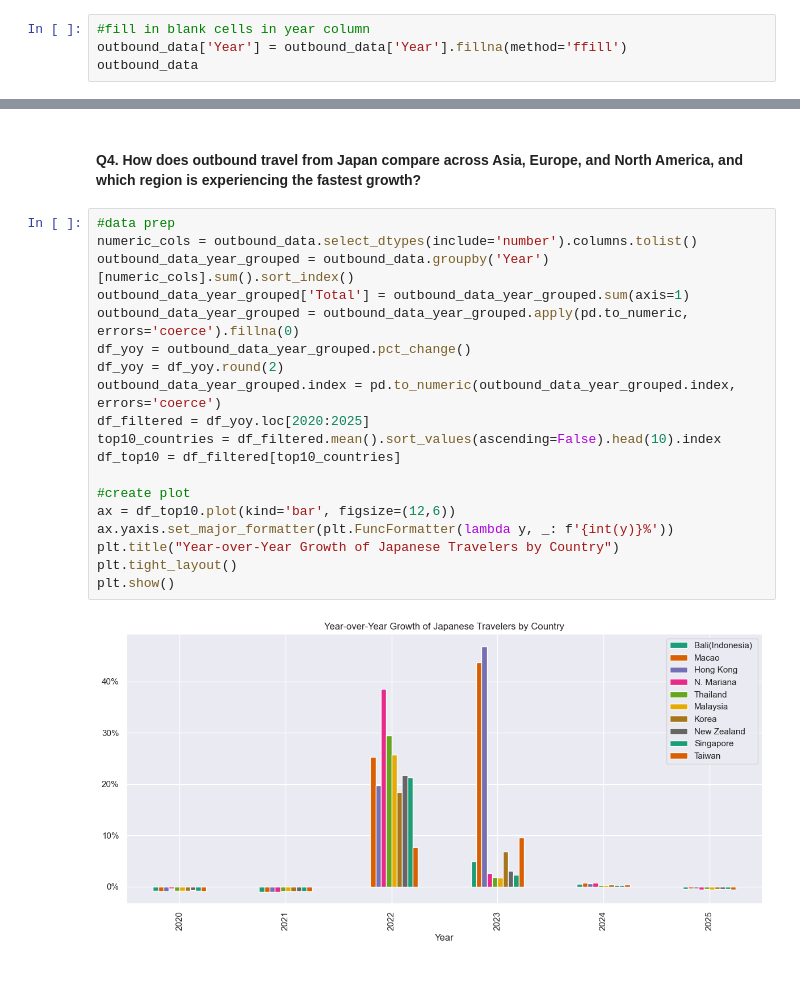
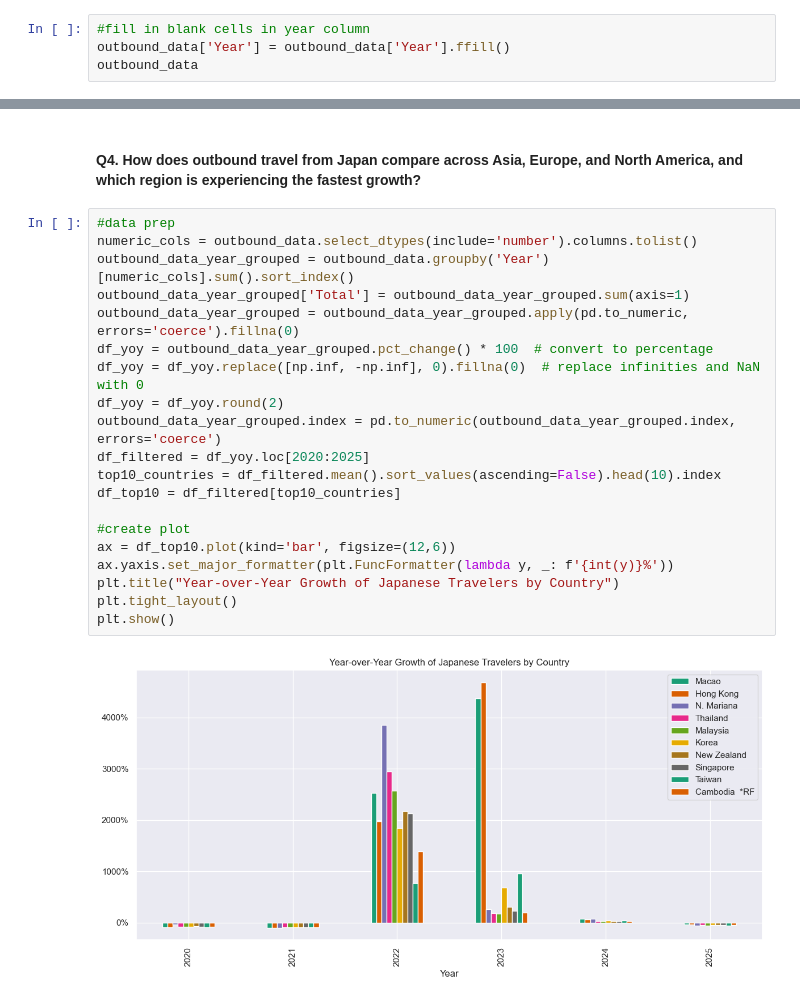
Before and after one commit to jocelynlohpei/Japan_Outbound_Tourism_Analysis, a Jupyter notebook: outbound.ipynb, the cells around one changed output, grey strips where cells are left out. Drawn from its saved outputs; the diff is of its cells as text.

```diff
--- a/outbound.ipynb
+++ b/outbound.ipynb
@@ -102,7 +102,7 @@ outbound_data
 414 rows × 37 columns
 # %%
 #fill in blank cells in year column
-outbound_data['Year'] = outbound_data['Year'].fillna(method='ffill')
+outbound_data['Year'] = outbound_data['Year'].ffill()
 outbound_data
 # %% [output]
 |  | Year | Month | Total Visitors | Korea | China | Taiwan | Hong Kong | Macao | Thailand | Malaysia | ... |
@@ -296,21 +291,22 @@ plt.show()
 # %%
 #data prep
 numeric_cols = outbound_data.select_dtypes(include='number').columns.tolist()
 outbound_data_year_grouped = outbound_data.groupby('Year')[numeric_cols].sum().sort_index()
 outbound_data_year_grouped['Total'] = outbound_data_year_grouped.sum(axis=1)
 outbound_data_year_grouped = outbound_data_year_grouped.apply(pd.to_numeric, errors='coerce').fillna(0)
-df_yoy = outbound_data_year_grouped.pct_change()
+df_yoy = outbound_data_year_grouped.pct_change() * 100  # convert to percentage
+df_yoy = df_yoy.replace([np.inf, -np.inf], 0).fillna(0)  # replace infinities and NaN with 0
 df_yoy = df_yoy.round(2)
 outbound_data_year_grouped.index = pd.to_numeric(outbound_data_year_grouped.index, errors='coerce')
 df_filtered = df_yoy.loc[2020:2025]
 top10_countries = df_filtered.mean().sort_values(ascending=False).head(10).index
 df_top10 = df_filtered[top10_countries]
 
 #create plot
 ax = df_top10.plot(kind='bar', figsize=(12,6))
 ax.yaxis.set_major_formatter(plt.FuncFormatter(lambda y, _: f'{int(y)}%'))
 plt.title("Year-over-Year Growth of Japanese Travelers by Country")
 plt.tight_layout()
 plt.show()
 # %% [output]
-[figure, old version]
+[figure, new version]
```
Also changed, not shown: parts of 3 cells of this notebook.
